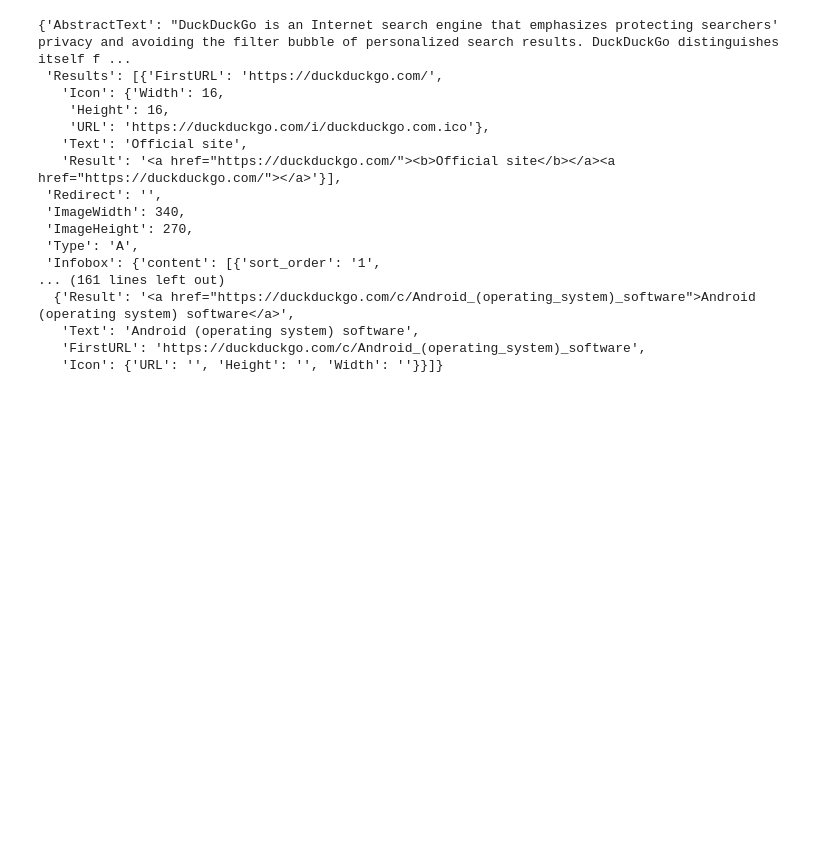
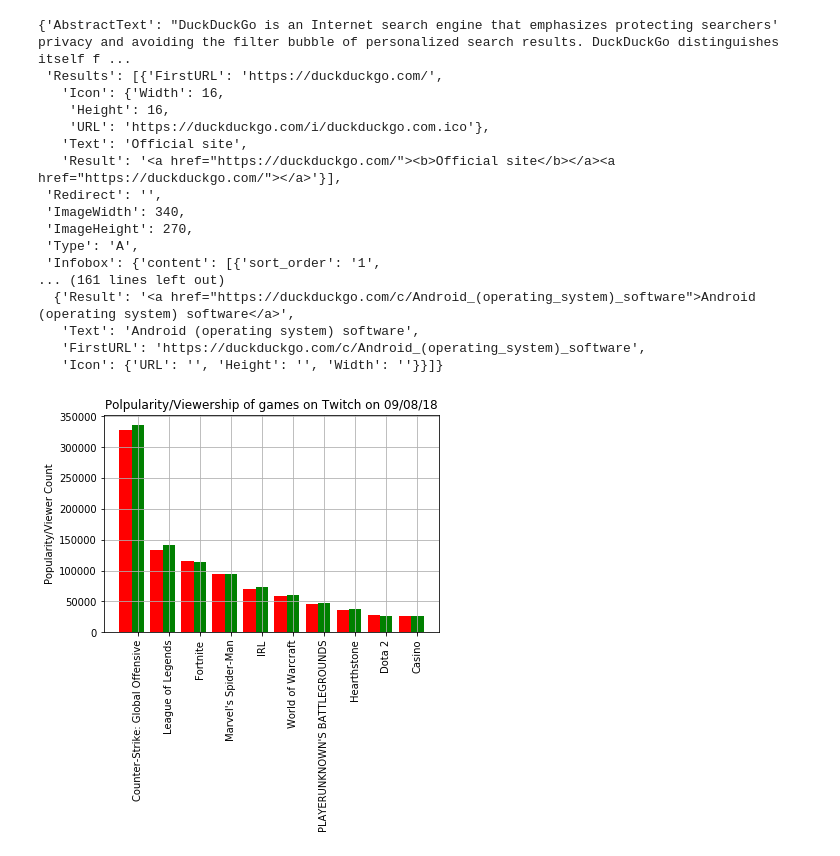
Before and after one commit to jesseyu0323/Project1-Tech2, a Jupyter notebook: Twitch.ipynb, the cells around one changed output. Saved outputs shown, nothing was run; the diff lists cells and outputs as text; code cells hidden in the pictures; blank space fills up the shorter version.

```diff
--- a/Twitch.ipynb
+++ b/Twitch.ipynb
@@ -104,3 +106,17 @@ response
    'Icon': {'URL': '', 'Height': '', 'Width': ''}}]}
 # %%
 https://contextualwebsearch.com/api/Search/WebSearchAPIWithPagination?q=[q]&pageNumber=[pageNumber]&pageSize=[pageSize]&autoCorrect=true
+# %%
+x = np.arange(len(df['Game']))
+fig,ax = plt.subplots()
+
+ax.bar(x -0.4 ,df['Popularity'],color='red',align='center',width = 0.4)
+ax.bar(x,df['Views'],color='green',align='center',width = 0.4)
+ax.set_xticks(x,df['Game'].tolist())
+ax.set_ylabel('Popularity/Viewer Count')
+ax.grid()
+ax.set_title(f'Polpularity/Viewership of games on Twitch on {currtime}')
+plt.xticks(x,df['Game'].tolist(), rotation=90)
+plt.show()
+# %% [output]
+[figure, added]
```
Also changed, not shown: parts of 4 cells of this notebook.
